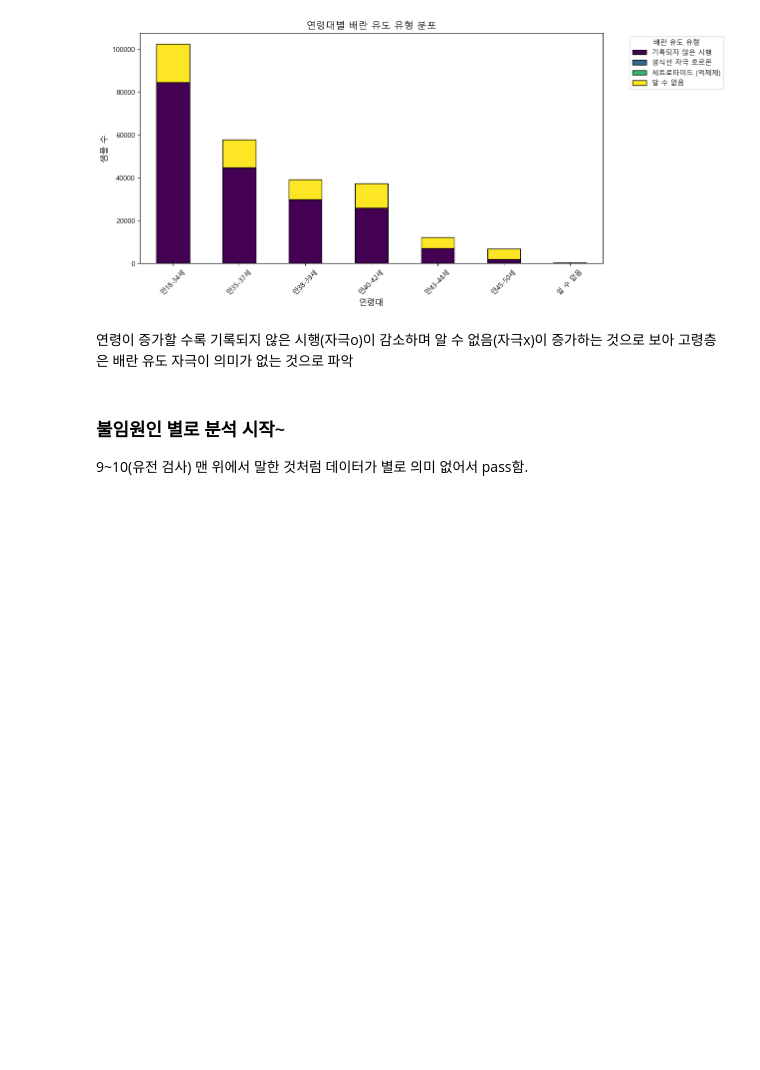
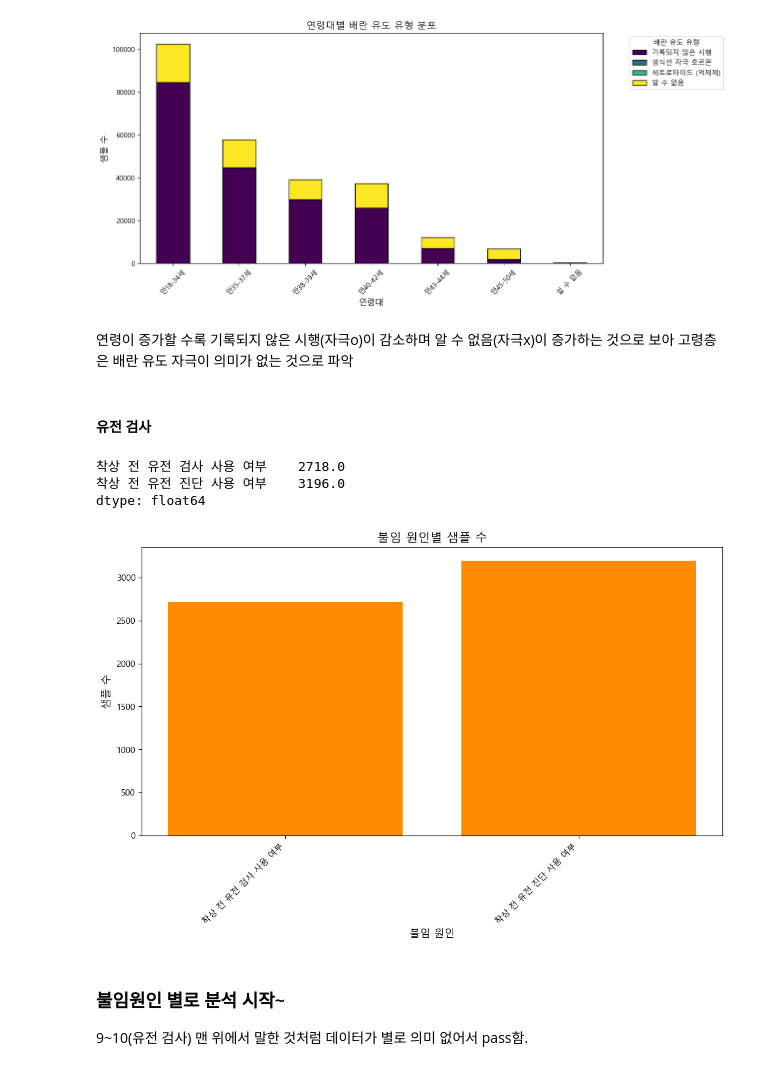
Before and after one commit to jungoat/Infertility, a Jupyter notebook: EDA.ipynb, the cells around one changed output. Drawn from its saved outputs; the diff is of its cells as text; code cells hidden in the pictures; blank space fills up the shorter version.

```diff
--- a/EDA.ipynb
+++ b/EDA.ipynb
@@ -447,6 +409,27 @@ plt.show()
 [figure]
 # %% [markdown]
 연령이 증가할 수록 기록되지 않은 시행(자극o)이 감소하며 알 수 없음(자극x)이 증가하는 것으로 보아 고령층은 배란 유도 자극이 의미가 없는 것으로 파악
+# %% [markdown]
+#### 유전 검사
+# %%
+gene = ['착상 전 유전 검사 사용 여부','착상 전 유전 진단 사용 여부']
+
+gene_counts = df[gene].sum()
+
+print(gene_counts)
+
+plt.figure(figsize=(12, 6))
+plt.bar(gene_counts.index, gene_counts.values, color="darkorange")
+plt.xlabel("불임 원인", fontsize=12)
+plt.ylabel("샘플 수", fontsize=12)
+plt.title("불임 원인별 샘플 수", fontsize=14)
+plt.xticks(rotation=45, ha="right")
+plt.show()
+# %% [output]
+착상 전 유전 검사 사용 여부    2718.0
+착상 전 유전 진단 사용 여부    3196.0
+dtype: float64
+[figure, added]
 # %% [markdown]
 ### 불임원인 별로 분석 시작~
 9~10(유전 검사) 맨 위에서 말한 것처럼 데이터가 별로 의미 없어서 pass함.
```
Also changed, not shown: parts of 29 cells of this notebook, 1 other file.
